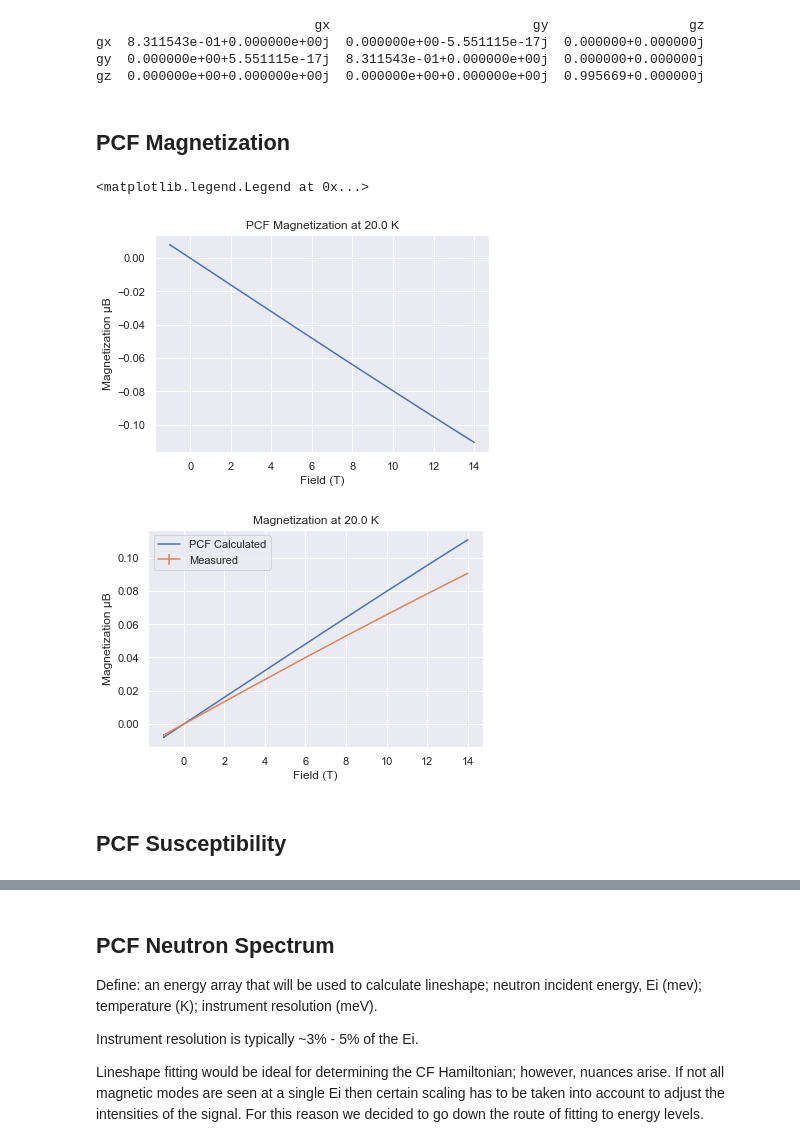
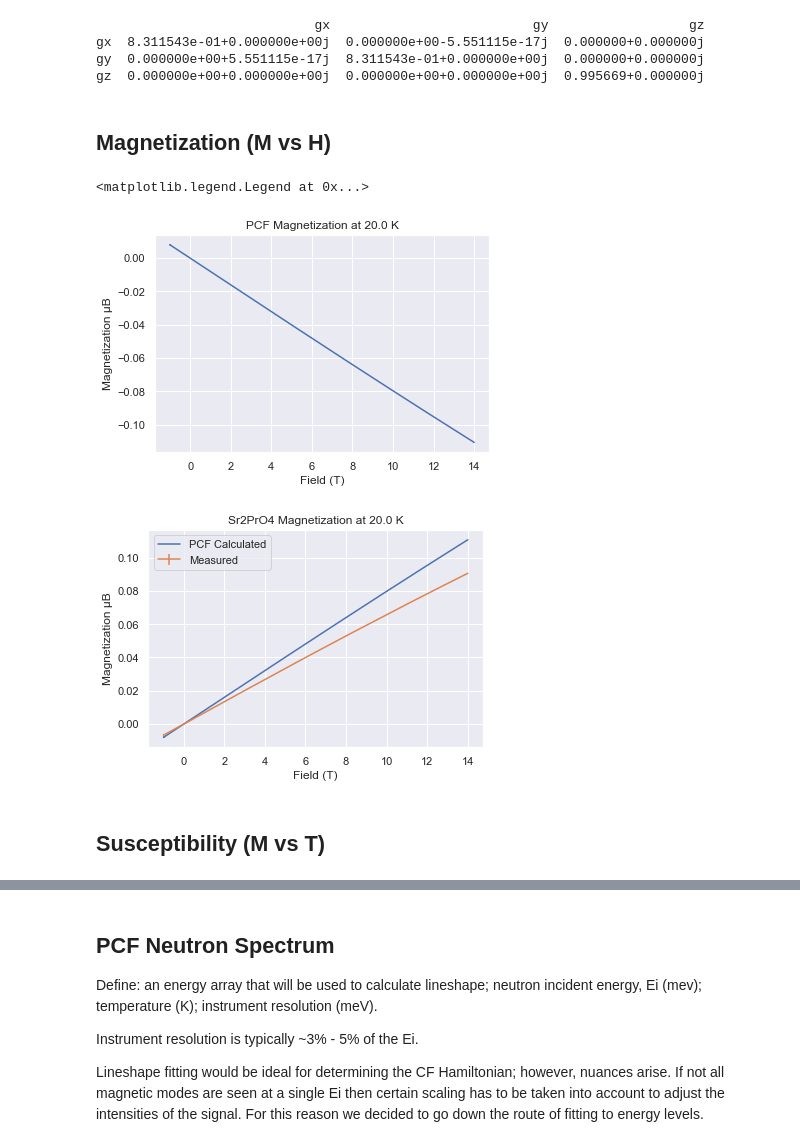
Before and after one commit to JensenKaplan/ActiveResearch, a Jupyter notebook: CrystalField/CrystalField.ipynb, the cells around one changed output, grey strips where cells are left out. Drawn from its saved outputs; the diff is of its cells as text; code cells hidden in the pictures.

```diff
--- a/CrystalField/CrystalField.ipynb
+++ b/CrystalField/CrystalField.ipynb
@@ -61,5 +55,5 @@ def energyFit(B20, B40, B44, B60,B64, LS, numlevels **kwargs ):
 # %%
-#Define important things
+#kwargs
 #####################################################################################################################################################################
 comp = 'Sr2PrO4'
 ion = 'Ce3+'
@@ -68,8 +62,10 @@ LS_on = True
 Kmeans = True
 LSValue = 100
 numlevels = 4
+#####################################################################################################################################################################
+
 # The L,S values are as follows for the Pr4+ ion
 L = 3
 S = 0.5
-Emeas = [168, 335,385] #The measured INS magnetic modes. The last entry being a ratio
-#####################################################################################################################################################################
+#The measured INS magnetic modes. The last entry being a ratio.
+Emeas = [168, 335,385, float(385)/335]
@@ -82,4 +80,7 @@ MTDir = getSaveDir('m',comp = comp, dataType = 'MT')
 # %%
+eModel = Model(energyFit, independent_vars = ['numlevels'])
+params = eModel.make_params()
+
 #From GridSearch For LS
 #####################################################################################################################################################################
 # LS = LSValue
@@ -95,24 +96,28 @@ MTDir = getSaveDir('m',comp = comp, dataType = 'MT')
 # B20 = 0
 #####################################################################################################################################################################
 
+#Best fit for LS after a few iterations.
 #####################################################################################################################################################################
-eModel = Model(energyFit, independent_vars = ['numlevels'])
-params = eModel.make_params()
 B40  =  -0.6568663783690575
 B60  =  -0.02328250024945387
 LS  =  100.00007580463522
 B44  =  -3.1415463304732714
 B64  =  0.504906552605772
 B20  =  0.4858075931009187
-# Since we only have 4 training points, only 4 parameters can vary at once.
+#####################################################################################################################################################################
+
+# Since we only have 3 training points, only 3 parameters can vary at once.
 params['B20'].set(value = B20, vary = True)
 params['B40'].set(value=B40, vary=True)
 params['B60'].set(value=B60, vary=True)
 params['B44'].set(value = B44, vary = False )
 params['B64'].set(value = B64, vary = False )
 params['LS'].set(value=LS, vary=False)
+
+
 #Fit model to data
-fitted = eModel.fit(Emeas,params, numlevels = 4 , LS_on = LS_on, Kmeans = Kmeans)
+fitted = eModel.fit(Emeas,params, numlevels = 4, LS_on = LS_on, Kmeans = Kmeans)
+
 #Create a dictionary of the fitted parameters (stevens coefficients)
-stev = {'B40': fitted.params['B40'].value, 'B60': fitted.params['B60'].value, 'B44' : fitted.params['B44'].value, 'B64' : fitted.params['B64'].value, 'B20' :fitted.params['B20'].value }
+stev = { 'B20' :fitted.params['B20'].value, 'B40': fitted.params['B40'].value, 'B44' : fitted.params['B44'].value, 'B60': fitted.params['B60'].value, 'B64' : fitted.params['B64'].value }
 #####################################################################################################################################################################
@@ -202,7 +200,7 @@ gx  8.311543e-01+0.000000e+00j  0.000000e+00-5.551115e-17j  0.000000+0.000000j
 gy  0.000000e+00+5.551115e-17j  8.311543e-01+0.000000e+00j  0.000000+0.000000j
 gz  0.000000e+00+0.000000e+00j  0.000000e+00+0.000000e+00j  0.995669+0.000000j
 # %% [markdown]
-## PCF Magnetization
+## Magnetization (M vs H)
 # %%
 # ## PCF Magnetization
 #####################################################################################################################################################################
@@ -229,35 +227,35 @@ T = '20K'
 Temp = getTemp(MHdata[T][3], who = who)
 H, M, Err, filename = MHdata[T]
 
 
 #Generate a magnetization curve for comparing results to experiment
 magCalc = []
 fieldT = np.linspace(0.01,14,1000)
 
 for i in H:
 	if LS_on:
 		magCalc.append(Pr.magnetization( Temp = Temp, Field = [0, 0, i])[2])
 	else:
 		magCalc.append(Pr.magnetization( Temp = Temp, Field = [0, 0, i], ion = ion)[2])
 
 plt.plot(H,magCalc)
 plt.xlabel('Field (T)')
 plt.ylabel('Magnetization \N{GREEK SMALL LETTER MU}B')
 plt.title('PCF Magnetization at {} K'.format(Temp))
 
 plt.figure()
 plt.plot(H,-1.*np.array(magCalc), label = 'PCF Calculated')
 plt.errorbar(H,M, yerr = Err, label = 'Measured')
 plt.xlabel('Field (T)')
 plt.ylabel('Magnetization \N{GREEK SMALL LETTER MU}B')
-plt.title('Magnetization at {} K'.format(Temp))
+plt.title('{} Magnetization at {} K'.format(comp,Temp))
 plt.legend()
 # plt.show()
 #####################################################################################################################################################################
 # %% [output]
 <matplotlib.legend.Legend at 0x...>
 [figure]
-[figure, old version]
+[figure, new version]
 # %% [markdown]
-## PCF Susceptibility
+## Susceptibility (M vs T)
 # %%
```
Also changed, not shown: parts of 18 cells of this notebook, 1 other file.
